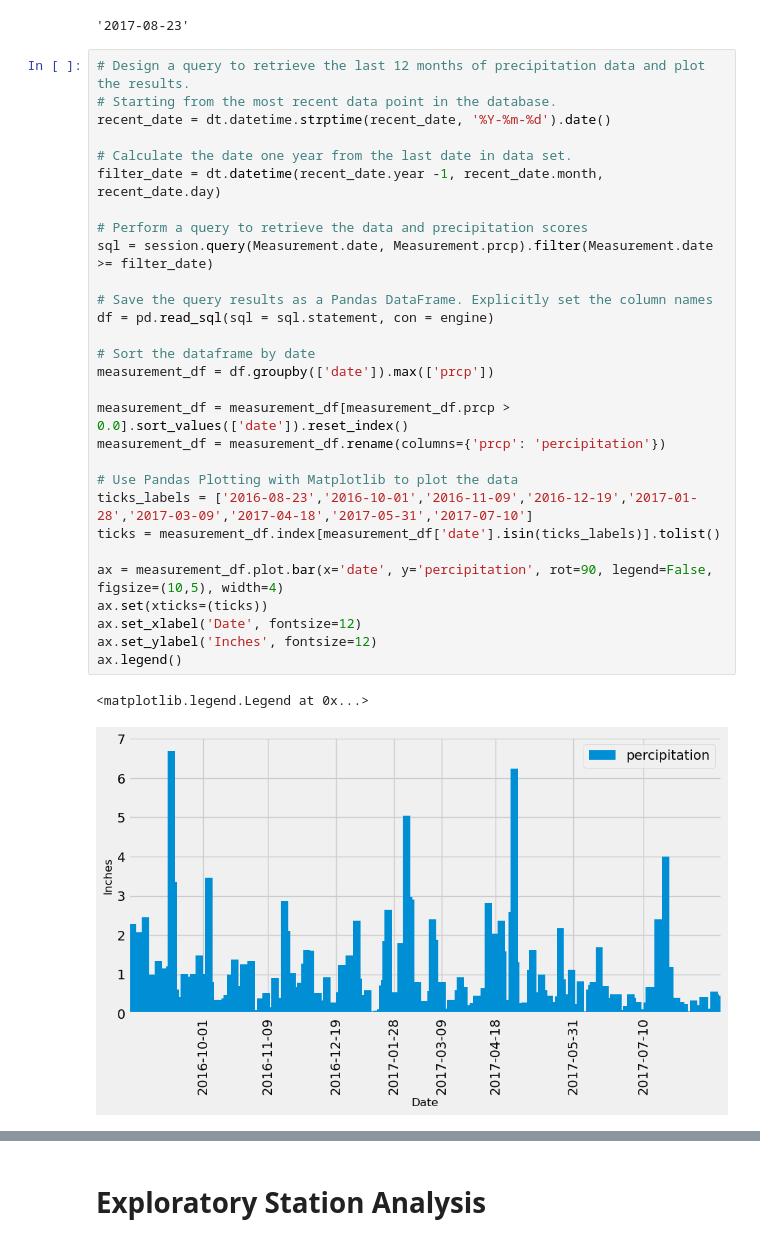
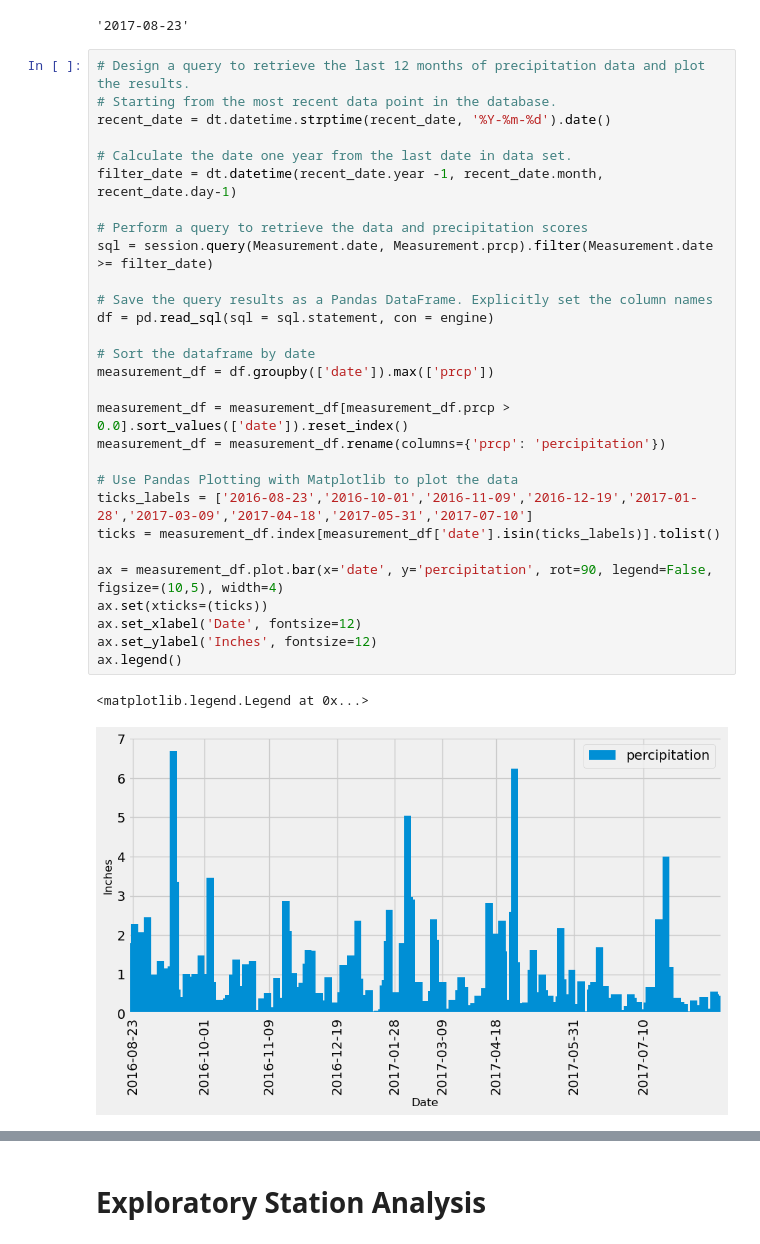
Before and after one commit to joshi-swetam/challenge-uploads, a Jupyter notebook: Module 10 Challenge/climate_starter.ipynb, the cells around one changed output, grey strips where cells are left out. Drawn from its saved outputs; the diff is of its cells as text.

```diff
--- a/Module 10 Challenge/climate_starter.ipynb
+++ b/Module 10 Challenge/climate_starter.ipynb
@@ -52,35 +52,35 @@ recent_date
 # %%
 # Design a query to retrieve the last 12 months of precipitation data and plot the results.
 # Starting from the most recent data point in the database.
 recent_date = dt.datetime.strptime(recent_date, '%Y-%m-%d').date()
 
 # Calculate the date one year from the last date in data set.
-filter_date = dt.datetime(recent_date.year -1, recent_date.month, recent_date.day)
+filter_date = dt.datetime(recent_date.year -1, recent_date.month, recent_date.day-1)
 
 # Perform a query to retrieve the data and precipitation scores
 sql = session.query(Measurement.date, Measurement.prcp).filter(Measurement.date >= filter_date)
 
 # Save the query results as a Pandas DataFrame. Explicitly set the column names
 df = pd.read_sql(sql = sql.statement, con = engine)
 
 # Sort the dataframe by date
 measurement_df = df.groupby(['date']).max(['prcp'])
 
 measurement_df = measurement_df[measurement_df.prcp > 0.0].sort_values(['date']).reset_index()
 measurement_df = measurement_df.rename(columns={'prcp': 'percipitation'})
 
 # Use Pandas Plotting with Matplotlib to plot the data
 ticks_labels = ['2016-08-23','2016-10-01','2016-11-09','2016-12-19','2017-01-28','2017-03-09','2017-04-18','2017-05-31','2017-07-10']
 ticks = measurement_df.index[measurement_df['date'].isin(ticks_labels)].tolist()
 
 ax = measurement_df.plot.bar(x='date', y='percipitation', rot=90, legend=False, figsize=(10,5), width=4)
 ax.set(xticks=(ticks))
 ax.set_xlabel('Date', fontsize=12)
 ax.set_ylabel('Inches', fontsize=12)
 ax.legend()
 # %% [output]
 <matplotlib.legend.Legend at 0x...>
-[figure, old version]
+[figure, new version]
 # %%
 # Use Pandas to calculate the summary statistics for the precipitation data
 df.describe()
```
Also changed, not shown: parts of 3 cells of this notebook.
